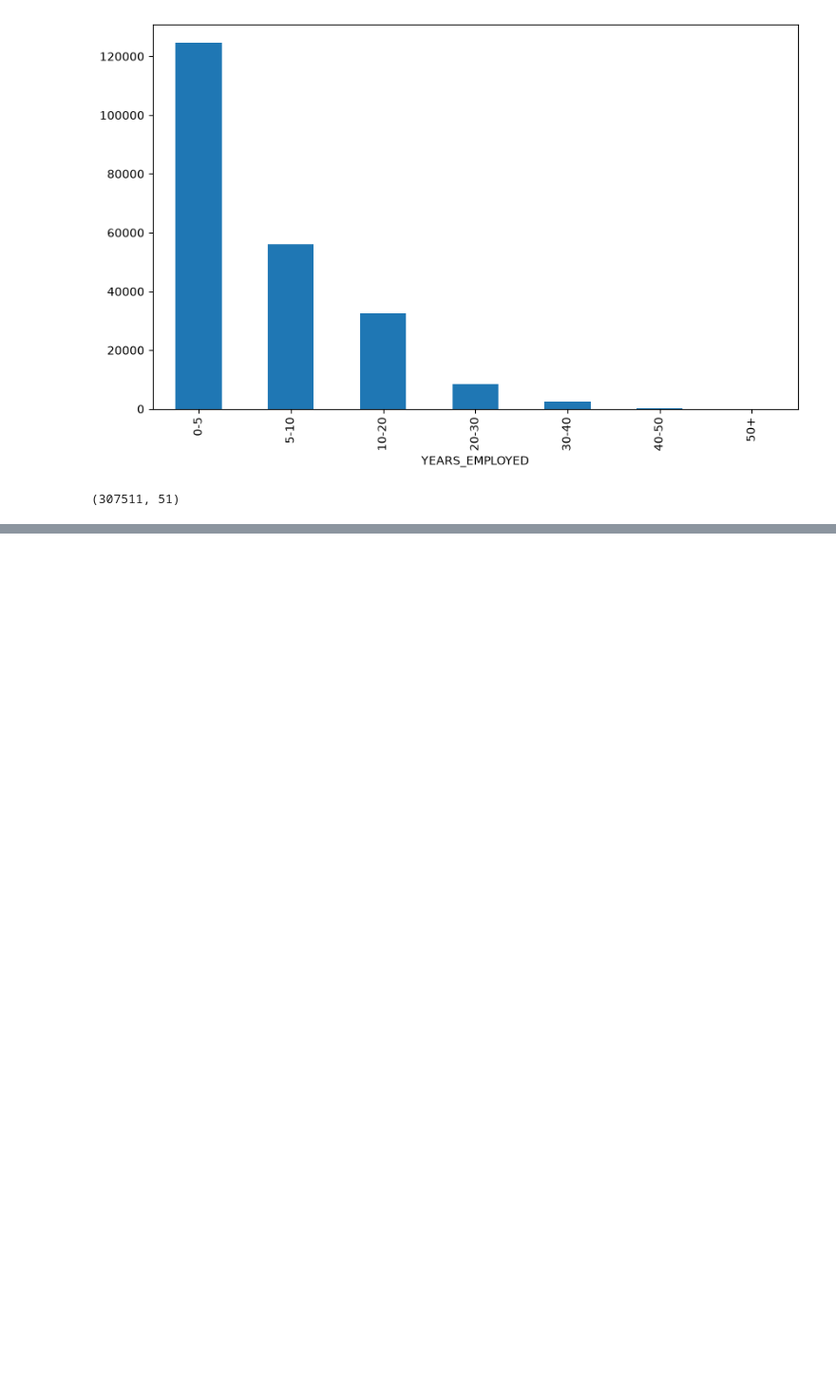
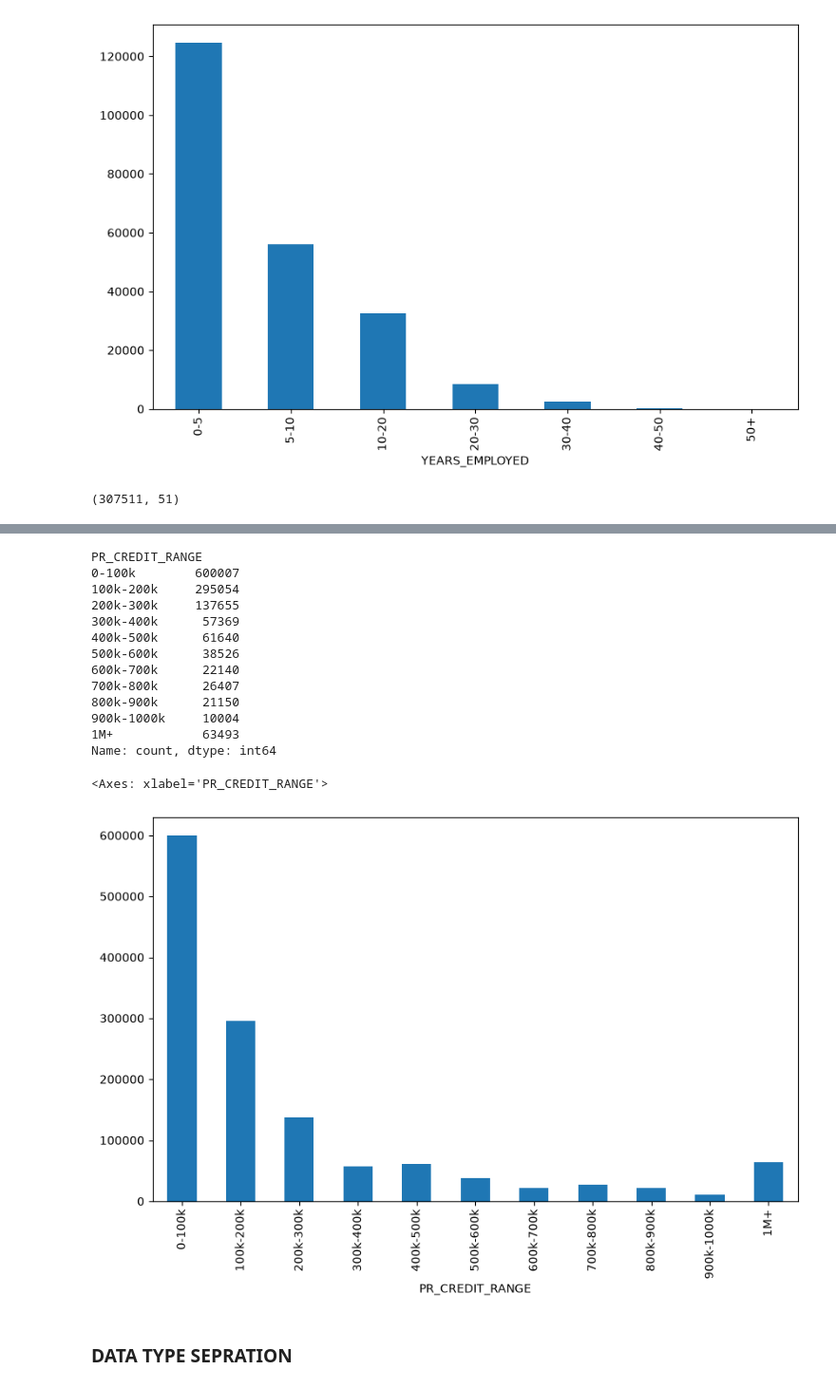
Before and after one commit to rakesh-kumar07/LogicMojo-AI-ML-June26-rakesh, a Jupyter notebook: EDA_Bank_Case_Study/Bank_loan_Assignment.ipynb, the cells around one changed output, grey strips where cells are left out. Shown at 95% size. Drawn from its saved outputs; the diff is of its cells as text; code cells hidden in the pictures; blank space fills up the shorter version.

```diff
--- a/EDA_Bank_Case_Study/Bank_loan_Assignment.ipynb
+++ b/EDA_Bank_Case_Study/Bank_loan_Assignment.ipynb
@@ -859,0 +944,26 @@ application_df.shape
+# %%
+previous_df["PR_CREDIT_RANGE"] = pd.cut(
+    previous_df["AMT_CREDIT"]/100000,
+    bins=[0, 1, 2, 3, 4, 5, 6, 7, 8, 9, 10, 100],
+    labels=["0-100k", "100k-200k", "200k-300k", "300k-400k", "400k-500k", "500k-600k", "600k-700k", "700k-800k", "800k-900k", "900k-1000k", "1M+"]
+)
+print(previous_df[["PR_CREDIT_RANGE"]].value_counts().groupby("PR_CREDIT_RANGE").sum().sort_index())
+previous_df[["PR_CREDIT_RANGE"]].value_counts().groupby("PR_CREDIT_RANGE").sum().sort_index().plot(kind='bar', figsize=(10, 6))
+# %% [output]
+PR_CREDIT_RANGE
+0-100k        600007
+100k-200k     295054
+200k-300k     137655
+300k-400k      57369
+400k-500k      61640
+500k-600k      38526
+600k-700k      22140
+700k-800k      26407
+800k-900k      21150
+900k-1000k     10004
+1M+            63493
+Name: count, dtype: int64
+<Axes: xlabel='PR_CREDIT_RANGE'>
+[figure, added]
+# %% [markdown]
+### DATA TYPE SEPRATION
```
Also changed, not shown: parts of 43 cells of this notebook.
